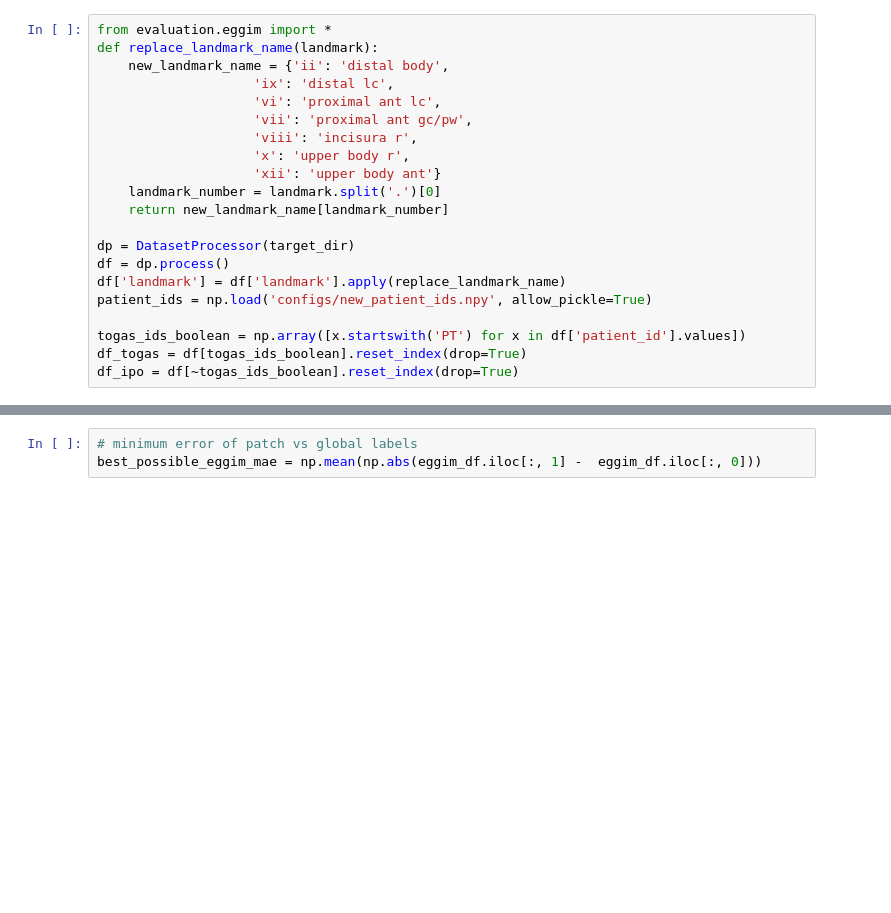
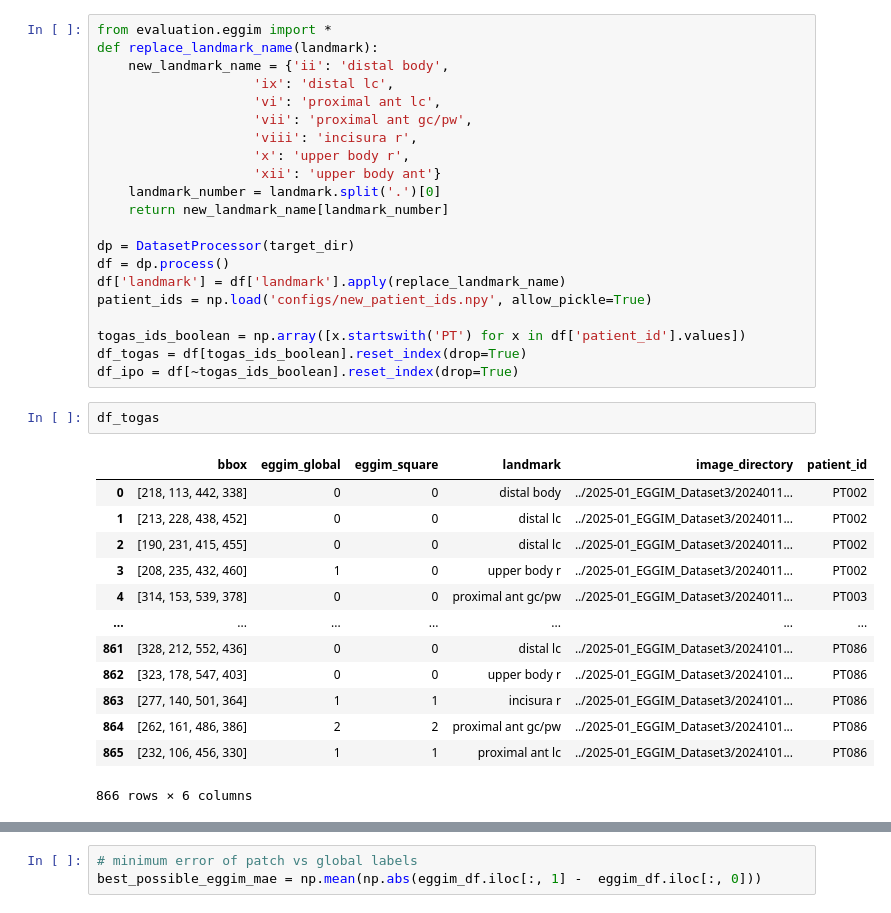
Before and after one commit to miguelmartins/eggimazing, a Jupyter notebook: cv_patient_resnet_multi.ipynb, the cells around one changed output, grey strips where cells are left out. Drawn from its saved outputs; the diff is of its cells as text; blank space fills up the shorter version.

```diff
--- a/cv_patient_resnet_multi.ipynb
+++ b/cv_patient_resnet_multi.ipynb
@@ -261,3 +194,19 @@ patient_ids = np.load('configs/new_patient_ids.npy', allow_pickle=True)
 togas_ids_boolean = np.array([x.startswith('PT') for x in df['patient_id'].values])
 df_togas = df[togas_ids_boolean].reset_index(drop=True)
 df_ipo = df[~togas_ids_boolean].reset_index(drop=True)
+# %%
+df_togas
+# %% [output]
+|  | bbox | eggim_global | eggim_square | landmark | image_directory | patient_id |
+| 0 | [218, 113, 442, 338] | 0 | 0 | distal body | ../2025-01_EGGIM_Dataset3/2024011... | PT002 |
+| 1 | [213, 228, 438, 452] | 0 | 0 | distal lc | ../2025-01_EGGIM_Dataset3/2024011... | PT002 |
+| 2 | [190, 231, 415, 455] | 0 | 0 | distal lc | ../2025-01_EGGIM_Dataset3/2024011... | PT002 |
+| 3 | [208, 235, 432, 460] | 1 | 0 | upper body r | ../2025-01_EGGIM_Dataset3/2024011... | PT002 |
+| 4 | [314, 153, 539, 378] | 0 | 0 | proximal ant gc/pw | ../2025-01_EGGIM_Dataset3/2024011... | PT003 |
+| ... | ... | ... | ... | ... | ... | ... |
+| 861 | [328, 212, 552, 436] | 0 | 0 | distal lc | ../2025-01_EGGIM_Dataset3/2024101... | PT086 |
+| 862 | [323, 178, 547, 403] | 0 | 0 | upper body r | ../2025-01_EGGIM_Dataset3/2024101... | PT086 |
+| 863 | [277, 140, 501, 364] | 1 | 1 | incisura r | ../2025-01_EGGIM_Dataset3/2024101... | PT086 |
+| 864 | [262, 161, 486, 386] | 2 | 2 | proximal ant gc/pw | ../2025-01_EGGIM_Dataset3/2024101... | PT086 |
+| 865 | [232, 106, 456, 330] | 1 | 1 | proximal ant lc | ../2025-01_EGGIM_Dataset3/2024101... | PT086 |
+866 rows × 6 columns
```
Also changed, not shown: parts of 14 cells of this notebook, 3 other files.
